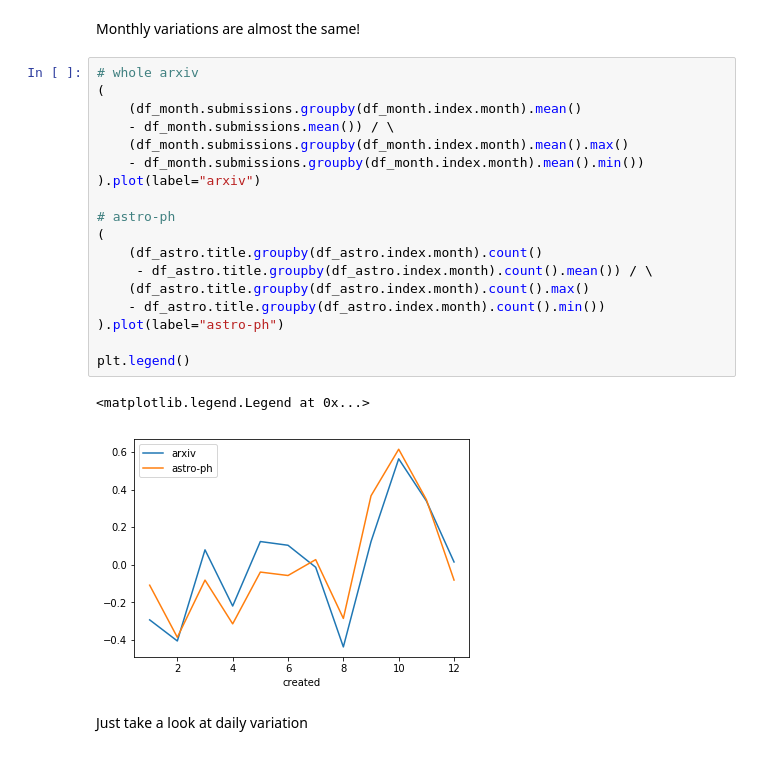
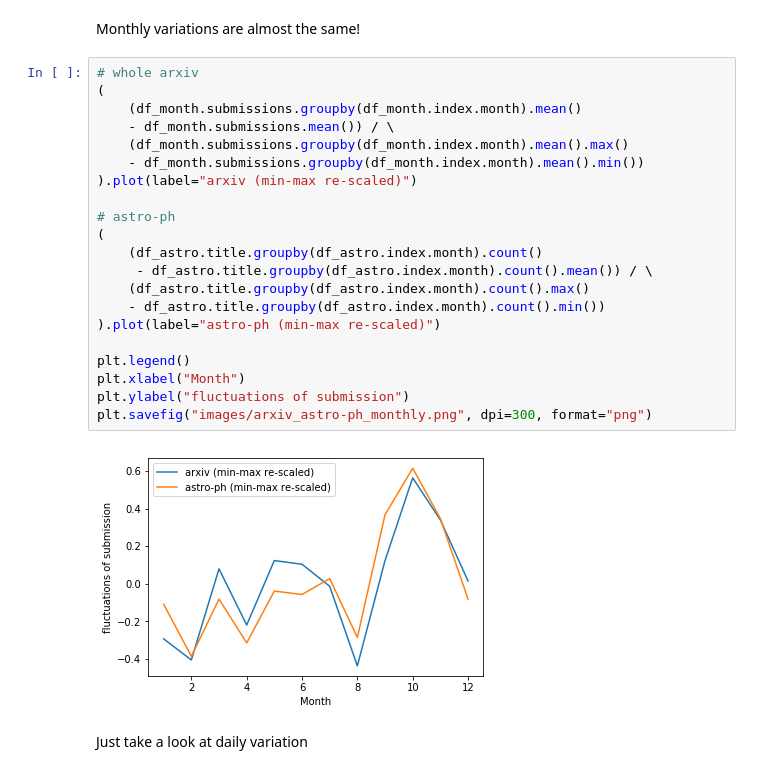
Before and after one commit to jibanCat/astro-ph-ml-topics, a Jupyter notebook: Arxiv -- Date and Submission.ipynb, the cells around one changed output. Drawn from its saved outputs; the diff is of its cells as text.

```diff
--- a/Arxiv -- Date and Submission.ipynb
+++ b/Arxiv -- Date and Submission.ipynb
@@ -60,23 +76,25 @@ Monthly variations are almost the same!
 # %%
 # whole arxiv
 (
     (df_month.submissions.groupby(df_month.index.month).mean()
     - df_month.submissions.mean()) / \
     (df_month.submissions.groupby(df_month.index.month).mean().max()
     - df_month.submissions.groupby(df_month.index.month).mean().min())
-).plot(label="arxiv")
+).plot(label="arxiv (min-max re-scaled)")
 
 # astro-ph
 (
     (df_astro.title.groupby(df_astro.index.month).count()
      - df_astro.title.groupby(df_astro.index.month).count().mean()) / \
     (df_astro.title.groupby(df_astro.index.month).count().max()
     - df_astro.title.groupby(df_astro.index.month).count().min())
-).plot(label="astro-ph")
+).plot(label="astro-ph (min-max re-scaled)")
 
 plt.legend()
+plt.xlabel("Month")
+plt.ylabel("fluctuations of submission")
+plt.savefig("images/arxiv_astro-ph_monthly.png", dpi=300, format="png")
 # %% [output]
-<matplotlib.legend.Legend at 0x...>
-[figure, old version]
+[figure, new version]
 # %% [markdown]
 Just take a look at daily variation
```
Also changed, not shown: parts of 6 cells of this notebook, 6 other files.
